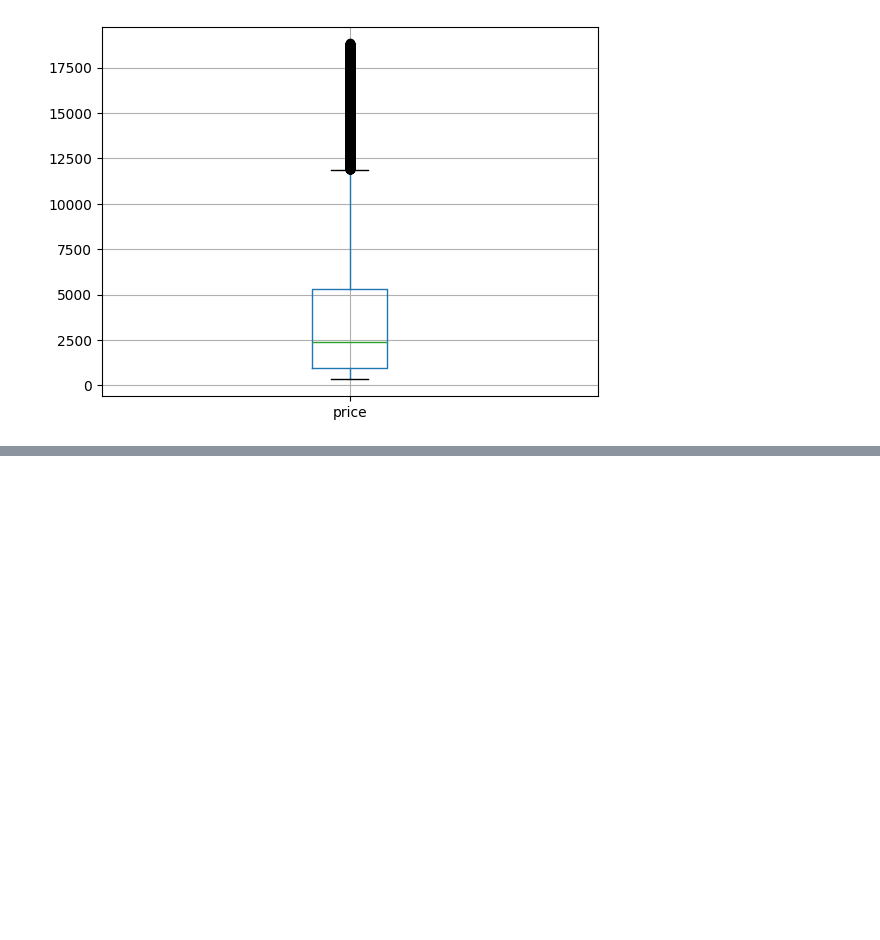
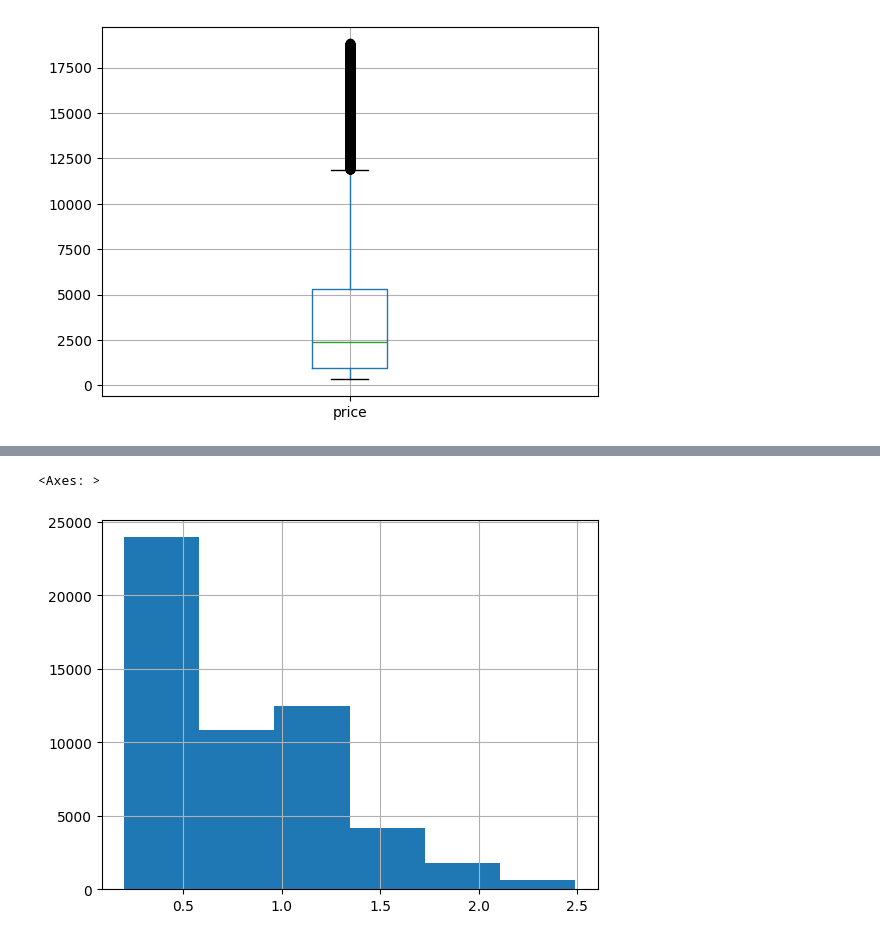
Before and after one commit to Javacream/org.javacream.training.python, a Jupyter notebook: analysis/diamonds/diamonds.ipynb, the cells around one changed output, grey strips where cells are left out. Saved outputs shown, nothing was run; the diff lists cells and outputs as text; code cells hidden in the pictures; blank space fills up the shorter version.

```diff
--- a/analysis/diamonds/diamonds.ipynb
+++ b/analysis/diamonds/diamonds.ipynb
@@ -146,0 +154,5 @@ df.boxplot(column='price')
+# %%
+# volume_series = df['x']*df['y']*df['z']
+# df['volume'] = volume_series
+df['volume'] = df['x']*df['y']*df['z']
+df.head()
@@ -146,0 +198,5 @@ df.boxplot(column='price')
+# %%
+df[df['carat'] < 3.5]['carat'].hist(bins=6)
+# %% [output]
+<Axes: >
+[figure, added]
```
Also changed, not shown: parts of 7 cells of this notebook.
